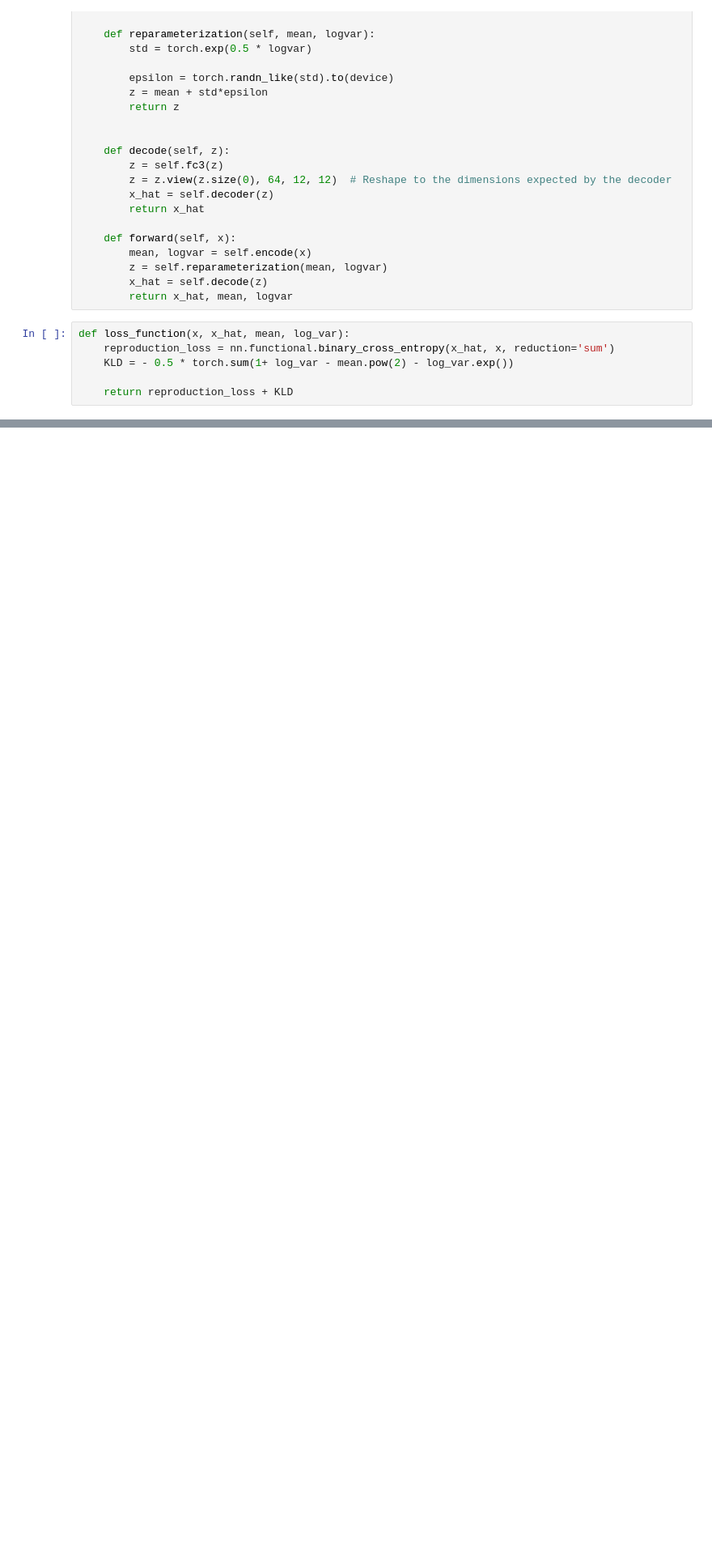
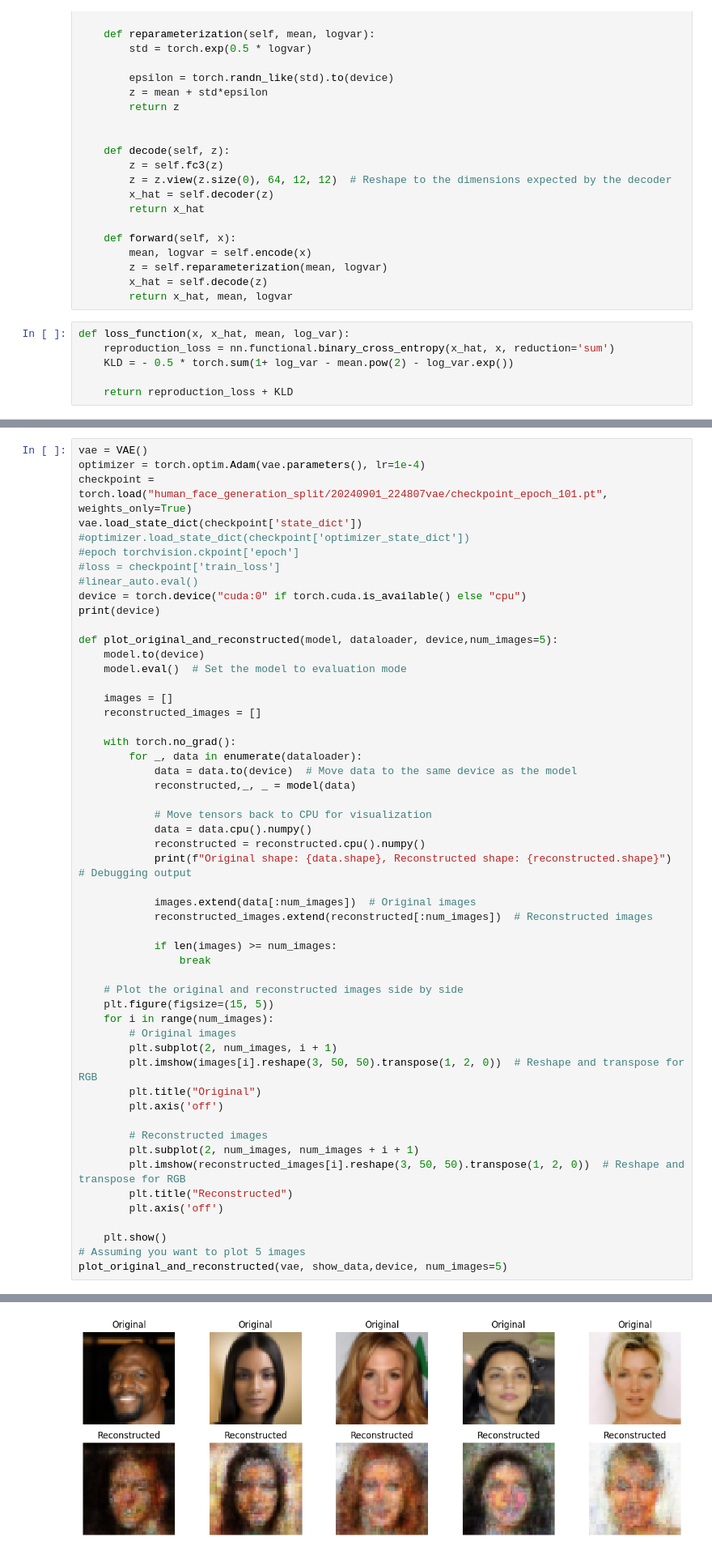
Before and after one commit to OmarFaig/VAE_vs_GAN, a Jupyter notebook: main.ipynb, the cells around one changed output, grey strips where cells are left out. Shown at 81% size. Drawn from its saved outputs; the diff is of its cells as text; blank space fills up the shorter version.

Commit message:
outputs bad

```diff
--- a/main.ipynb
+++ b/main.ipynb
@@ -519,0 +524,54 @@ Epoch 8/101 : train_loss = 75017.1963, val_loss = 4195.1855
+# %%
+vae = VAE()
+optimizer = torch.optim.Adam(vae.parameters(), lr=1e-4)
+checkpoint = torch.load("human_face_generation_split/20240901_224807vae/checkpoint_epoch_101.pt", weights_only=True)
+vae.load_state_dict(checkpoint['state_dict'])
+#optimizer.load_state_dict(checkpoint['optimizer_state_dict'])
+#epoch torchvision.ckpoint['epoch']
+#loss = checkpoint['train_loss']
+#linear_auto.eval()
+device = torch.device("cuda:0" if torch.cuda.is_available() else "cpu")
+print(device)
+
+def plot_original_and_reconstructed(model, dataloader, device,num_images=5):
+    model.to(device)
+    model.eval()  # Set the model to evaluation mode
+
+    images = []
+    reconstructed_images = []
+
+    with torch.no_grad():
+        for _, data in enumerate(dataloader):
+            data = data.to(device)  # Move data to the same device as the model
+            reconstructed,_, _ = model(data)
+
+            # Move tensors back to CPU for visualization
+            data = data.cpu().numpy()
+            reconstructed = reconstructed.cpu().numpy()
+            print(f"Original shape: {data.shape}, Reconstructed shape: {reconstructed.shape}")  # Debugging output
+
+            images.extend(data[:num_images])  # Original images
+            reconstructed_images.extend(reconstructed[:num_images])  # Reconstructed images
+
+            if len(images) >= num_images:
+                break
+
+    # Plot the original and reconstructed images side by side
+    plt.figure(figsize=(15, 5))
+    for i in range(num_images):
+        # Original images
+        plt.subplot(2, num_images, i + 1)
+        plt.imshow(images[i].reshape(3, 50, 50).transpose(1, 2, 0))  # Reshape and transpose for RGB
+        plt.title("Original")
+        plt.axis('off')
+
+        # Reconstructed images
+        plt.subplot(2, num_images, num_images + i + 1)
+        plt.imshow(reconstructed_images[i].reshape(3, 50, 50).transpose(1, 2, 0))  # Reshape and transpose for RGB
+        plt.title("Reconstructed")
+        plt.axis('off')
+
+    plt.show()
+# Assuming you want to plot 5 images
+plot_original_and_reconstructed(vae, show_data,device, num_images=5)
+# %% [output]
@@ -519,0 +584 @@ Epoch 8/101 : train_loss = 75017.1963, val_loss = 4195.1855
+[figure, added]
```
Also changed, not shown: parts of 2 cells of this notebook.
